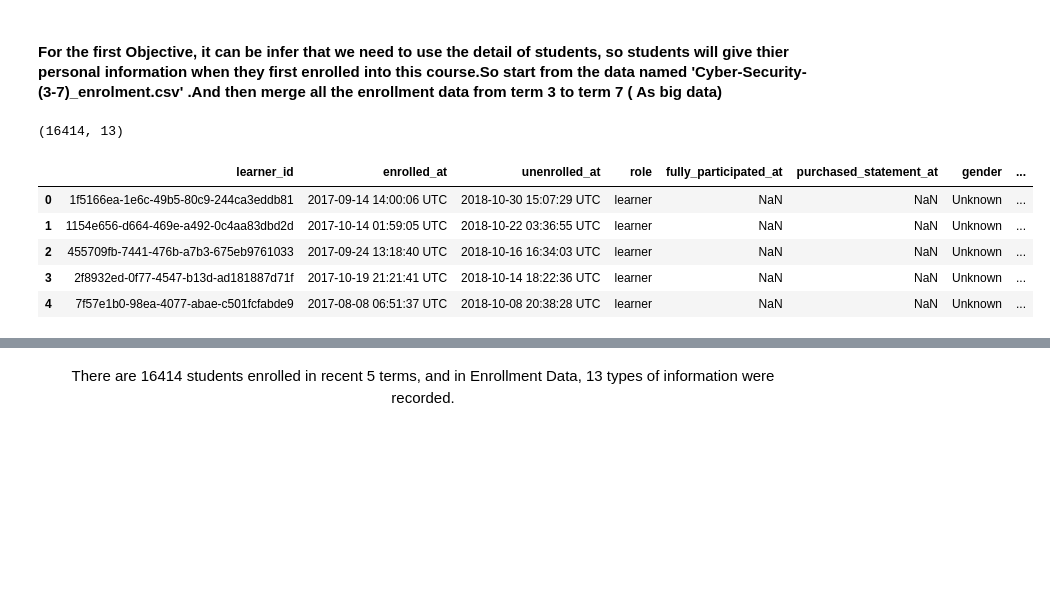
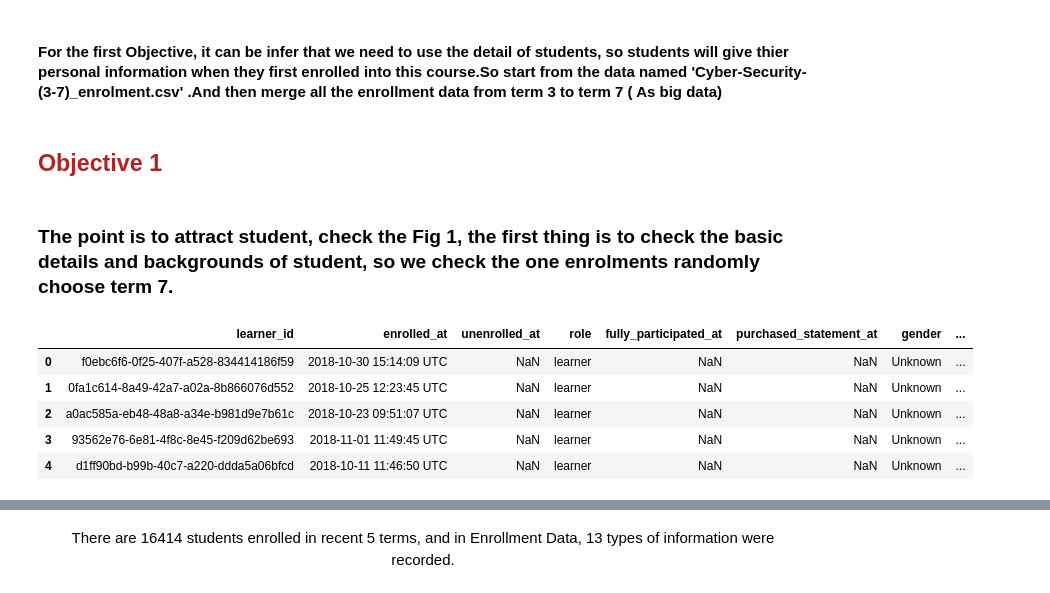
Before and after one commit to haoranD/CRISP-DM-PYTHON, a Jupyter notebook: notebooks/CRISP-DM.ipynb, the cells around one changed output, grey strips where cells are left out. Drawn from its saved outputs; the diff is of its cells as text; code cells hidden in the pictures; blank space fills up the shorter version.

Commit message:
Objective 1 almost done

```diff
--- a/notebooks/CRISP-DM.ipynb
+++ b/notebooks/CRISP-DM.ipynb
@@ -85,26 +120,25 @@ Main_Data_Path = '../data/raw/Engagement of Cyber Serurity/dataset201819/'
 data_file_name = sorted(listdir(Main_Data_Path)
+# %% [markdown]
+##  <font color=FireBrick>Objective 1</font>
+# %% [markdown]
+### The point is to attract student, check the Fig 1, the first thing is to check the basic details and backgrounds of student, so we check the one enrolments randomly choose term 7.
 # %%
-startNum = 3
-endNum = 7
+tNum = 7
 type_file = 'enrolments'
-first = True
 outputPath = '../data/processed/' + 'Merged' + str(startNum) + '-' + str(endNum) + '_' + type_file + '.csv'
 data_t = []
-for i in range(startNum,endNum+1):
-    timesName = '-' + str(i) + '_'
-    fileName = '../data/raw/Engagement of Cyber Serurity/dataset201819/cyber-security' + timesName + type_file + '.csv'
-    data = pd.read_csv(fileName)
-    data_t.append(data)
+timesName = '-' + str(tNum) + '_'
+fileName = '../Data/raw/Engagement of Cyber Serurity/dataset201819/cyber-security' + timesName + type_file + '.csv'
+data = pd.read_csv(fileName)
+data_t.append(data)
 
-mergedData = pd.concat(data_t)
-print(mergedData.shape)
-mergedData.head()
+singlefile = pd.read_csv(fileName)
+singlefile.head()
 #mergedData.to_csv(outputPath)
 # %% [output]
-(16414, 13)
 |  | learner_id | enrolled_at | unenrolled_at | role | fully_participated_at | purchased_statement_at | gender | ... |
-| 0 | 1f5166ea-1e6c-49b5-80c9-244ca3eddb81 | 2017-09-14 14:00:06 UTC | 2018-10-30 15:07:29 UTC | learner | NaN | NaN | Unknown | ... |
-| 1 | 1154e656-d664-469e-a492-0c4aa83dbd2d | 2017-10-14 01:59:05 UTC | 2018-10-22 03:36:55 UTC | learner | NaN | NaN | Unknown | ... |
-| 2 | 455709fb-7441-476b-a7b3-675eb9761033 | 2017-09-24 13:18:40 UTC | 2018-10-16 16:34:03 UTC | learner | NaN | NaN | Unknown | ... |
-| 3 | 2f8932ed-0f77-4547-b13d-ad181887d71f | 2017-10-19 21:21:41 UTC | 2018-10-14 18:22:36 UTC | learner | NaN | NaN | Unknown | ... |
-| 4 | 7f57e1b0-98ea-4077-abae-c501fcfabde9 | 2017-08-08 06:51:37 UTC | 2018-10-08 20:38:28 UTC | learner | NaN | NaN | Unknown | ... |
+| 0 | f0ebc6f6-0f25-407f-a528-834414186f59 | 2018-10-30 15:14:09 UTC | NaN | learner | NaN | NaN | Unknown | ... |
+| 1 | 0fa1c614-8a49-42a7-a02a-8b866076d552 | 2018-10-25 12:23:45 UTC | NaN | learner | NaN | NaN | Unknown | ... |
+| 2 | a0ac585a-eb48-48a8-a34e-b981d9e7b61c | 2018-10-23 09:51:07 UTC | NaN | learner | NaN | NaN | Unknown | ... |
+| 3 | 93562e76-6e81-4f8c-8e45-f209d62be693 | 2018-11-01 11:49:45 UTC | NaN | learner | NaN | NaN | Unknown | ... |
+| 4 | d1ff90bd-b99b-40c7-a220-ddda5a06bfcd | 2018-10-11 11:46:50 UTC | NaN | learner | NaN | NaN | Unknown | ... |
```
Also changed, not shown: parts of 34 cells of this notebook, 2 other files.
